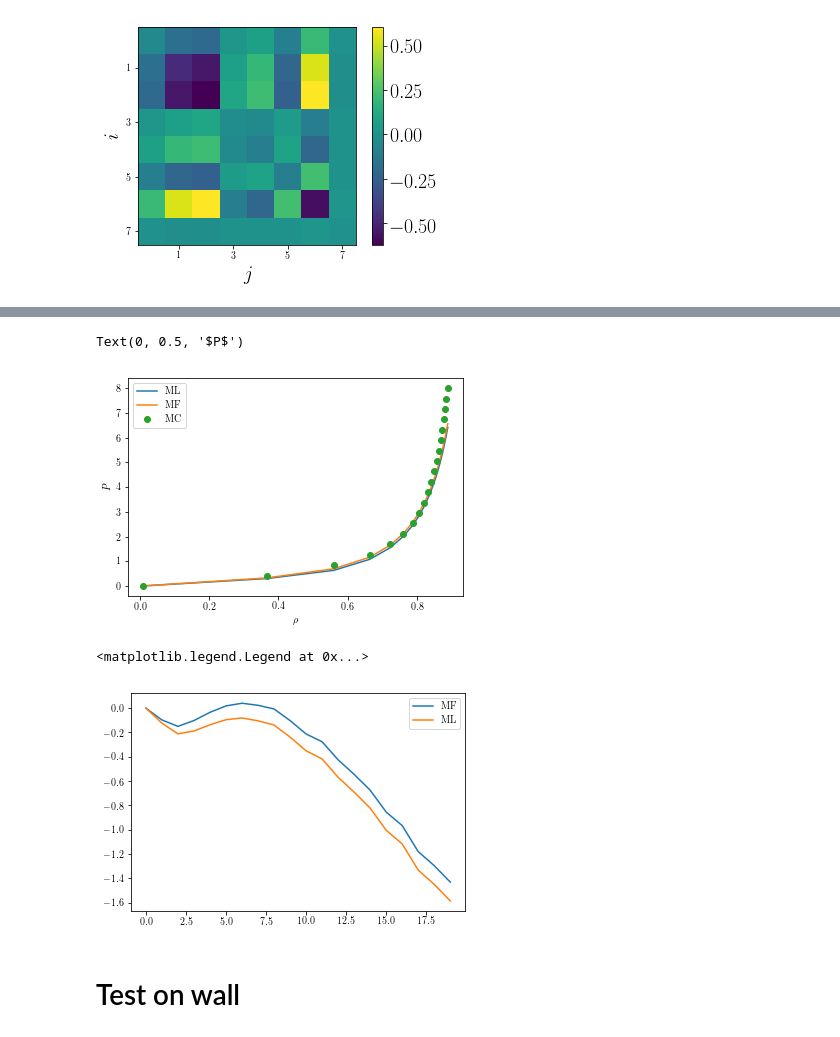
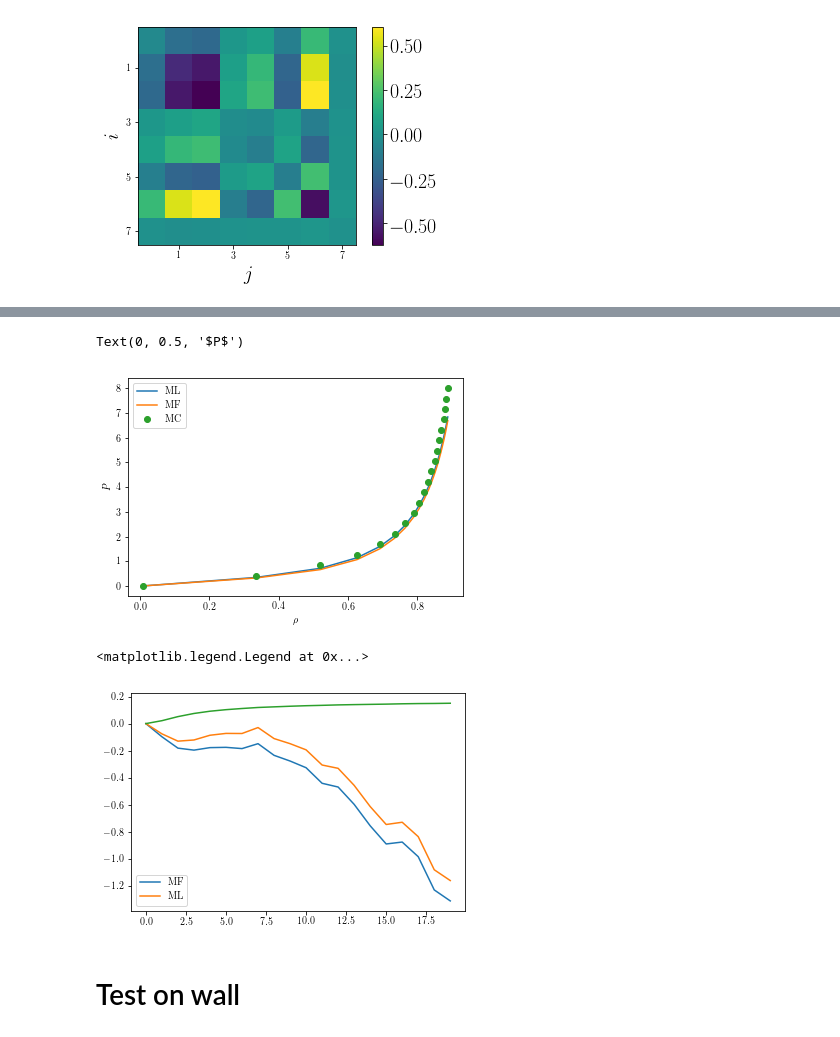
Before and after one commit to ShangChunLin/ML-cDFT, a Jupyter notebook: LJ_functional_exam_sq.ipynb, the cells around one changed output, grey strips where cells are left out. Drawn from its saved outputs; the diff is of its cells as text; code cells hidden in the pictures.

```diff
--- a/LJ_functional_exam_sq.ipynb
+++ b/LJ_functional_exam_sq.ipynb
@@ -124,9 +127,9 @@ def pressure_ML(eps,beta,rho0,w):
     return -omega
 
 def pressure_mean(eps,rho0):
-    return rho0/(1-rho0)-75./55*2**(-1.0/6)*eps*rho0**2
+    return rho0/(1-rho0)-75./55*2**(1.0/6)*eps*rho0**2
 
-eps=1.5
+eps=1
 P_MC = np.loadtxt("LJ_python_prototype/P_rho_eps_"+str(eps)+".dat")
 rho0_array = np.copy(P_MC[1][np.where(P_MC[0]>0)])
 
@@ -146,14 +149,15 @@ plt.xlabel(r"$\rho$")
 plt.ylabel(r"$P$")
 # %% [output]
 Text(0, 0.5, '$P$')
-[figure, old version]
+[figure, new version]
 # %%
 plt.plot(P_mean-P_MC[0],label="MF")
 plt.plot(P_ML-P_MC[0],label="ML")
+plt.plot(P_ML-P_mean)
 plt.legend()
 # %% [output]
 <matplotlib.legend.Legend at 0x...>
-[figure, old version]
+[figure, new version]
 # %% [markdown]
 # Test on wall
 # %%
```
Also changed, not shown: parts of 5 cells of this notebook, 4 other files.
